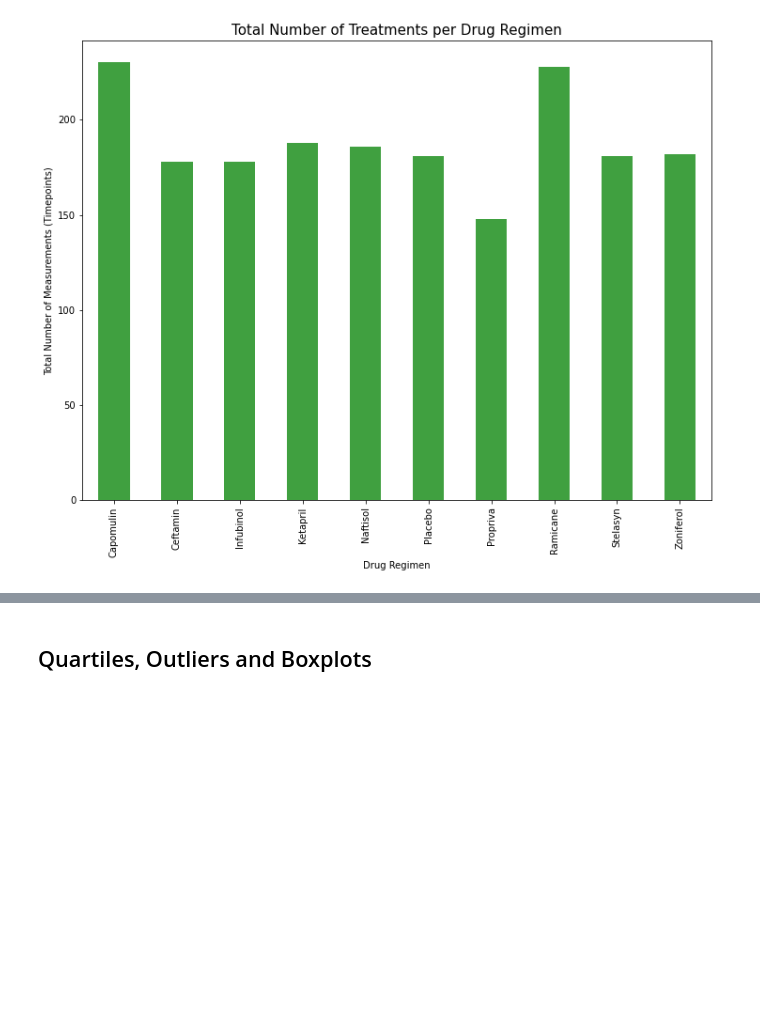
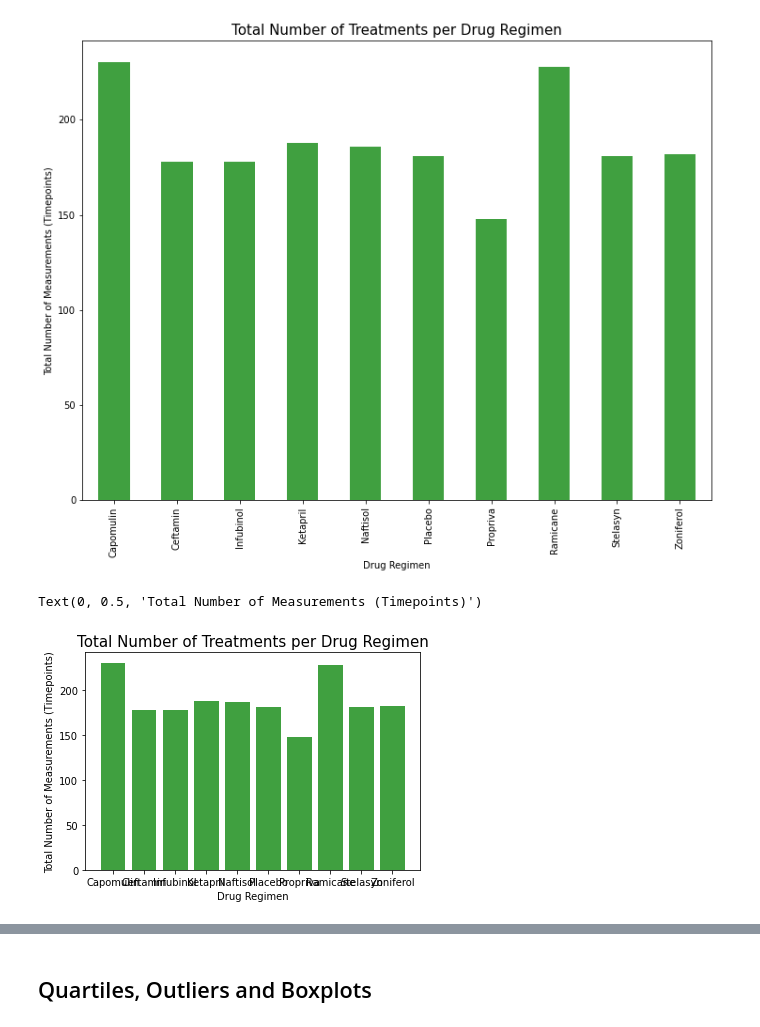
Before and after one commit to cieranmorris/Drug-Therapy-Animal-Study, a Jupyter notebook: pymaceuticals_starter.ipynb, the cells around one changed output, grey strips where cells are left out. Saved outputs shown, nothing was run; the diff lists cells and outputs as text; code cells hidden in the pictures; blank space fills up the shorter version.

```diff
--- a/pymaceuticals_starter.ipynb
+++ b/pymaceuticals_starter.ipynb
@@ -155,15 +157,23 @@ Text(0, 0.5, 'Total Number of Measurements (Timepoints)')
 # %%
 # Generate a bar plot showing the total number of measurements taken on each drug regimen using PYPLOT
 
-drug_types = fixed_df["Drug Regimen"].unique()
+#drug_types = fixed_df["Drug Regimen"].unique()
 
-x_axis = np.arange(len(drug_types))
+# x_axis = np.arange(len(drug_types))
 
-#utilize tick locations function for organization
-tick_locations = [value for value in x_axis]
-plt.xticks(tick_locations, drug_types, rotation=90)
+# #utilize tick locations function for organization
+# tick_locations = [value for value in x_axis]
+# plt.xticks(tick_locations, drug_types, rotation=90)
 
-#create bar plot using Matplotlib
-plt.bar(x_axis, drug_types, color="g", alpha=0.75)
+# #create bar plot using Matplotlib
+plt.bar(total_num_measurements.index, total_num_measurements.values, color="g", alpha=0.75)
+
+#title, axis labels, x- and y-limits?
+plt.title("Total Number of Treatments per Drug Regimen", fontsize = 15)
+plt.xlabel("Drug Regimen", fontsize = 10)
+plt.ylabel("Total Number of Measurements (Timepoints)", fontsize = 10)
+# %% [output]
+Text(0, 0.5, 'Total Number of Measurements (Timepoints)')
+[figure, added]
 # %%
 # Generate a pie plot showing the distribution of female versus male mice using PANDAS
```
Also changed, not shown: parts of 4 cells of this notebook.
